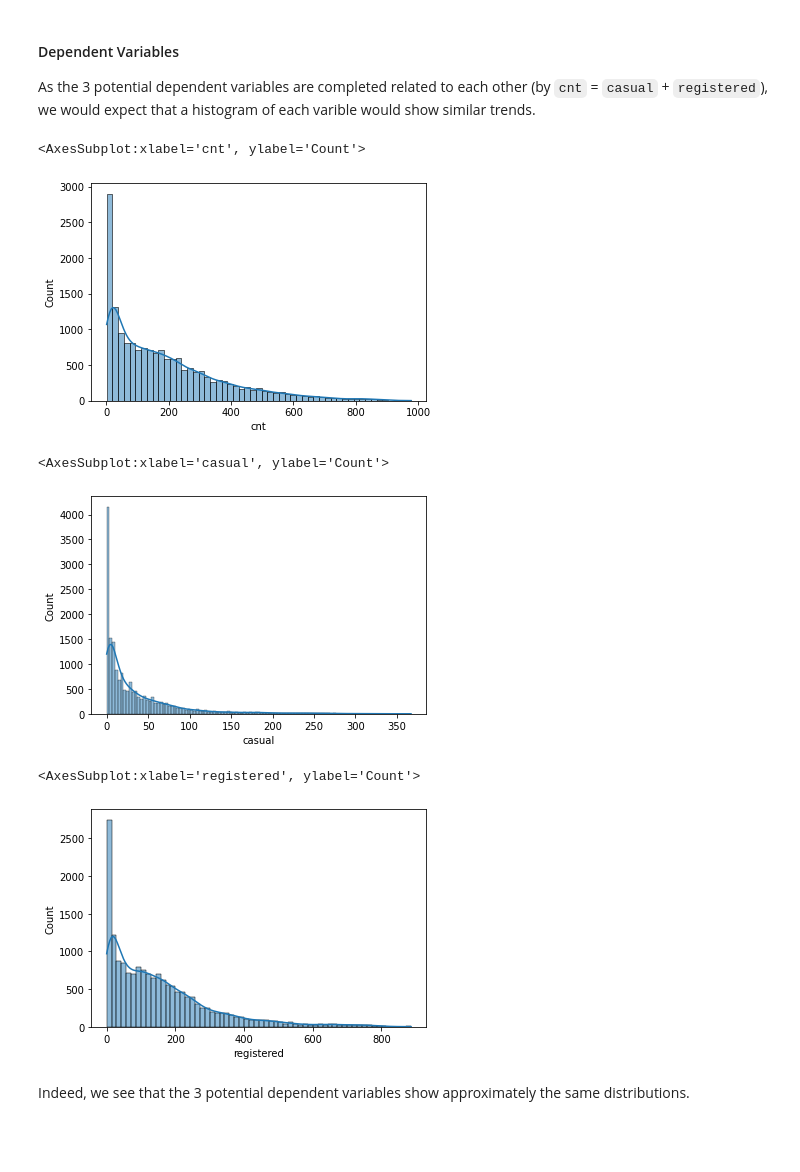
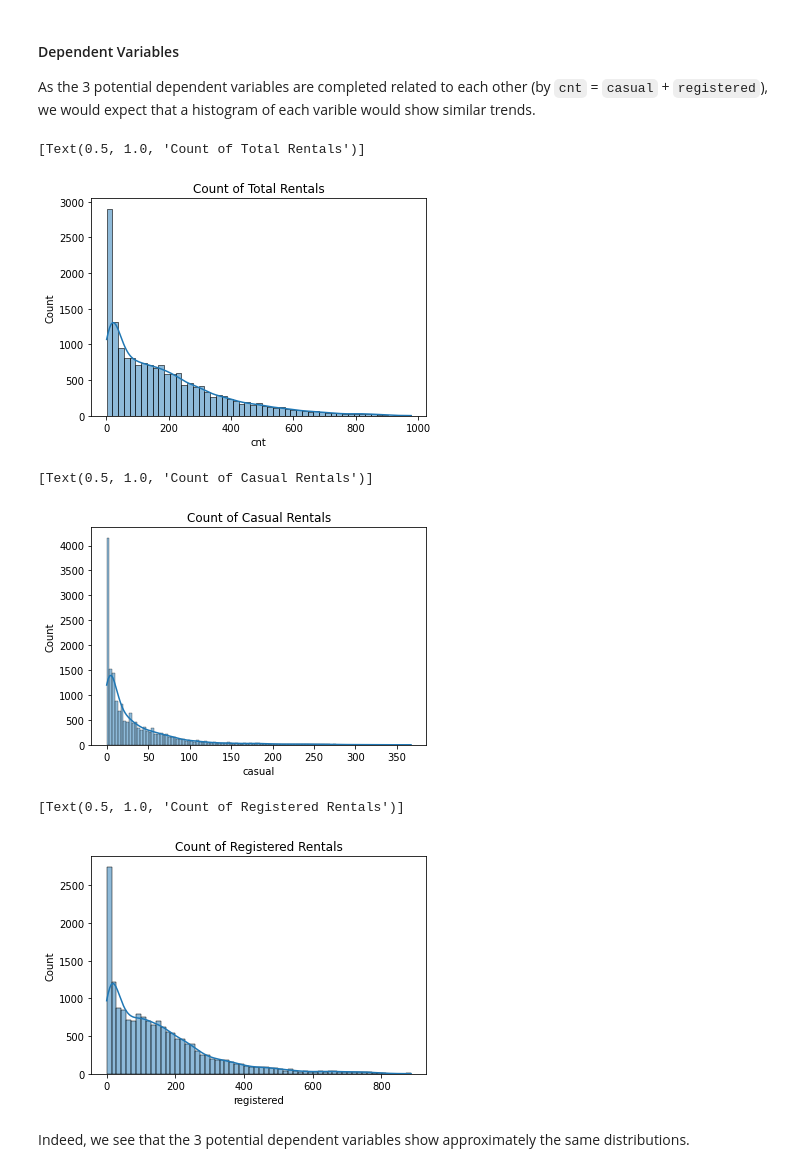
Before and after one commit to abigail9886/ENTITY-Data-Science-Virtual-Academy-Final-Project, a Jupyter notebook: Abi_Glisson - Final Project - Python.ipynb, the cells around one changed output. Cells and saved outputs as stored; diff of their text form; code cells hidden in the pictures; blank space fills up the shorter version.

```diff
--- a/Abi_Glisson - Final Project - Python.ipynb
+++ b/Abi_Glisson - Final Project - Python.ipynb
@@ -199,20 +199,20 @@ Therefore, the only reasonable visualizations are in relation to the dependent v
 #### Dependent Variables
 As the 3 potential dependent variables are completed related to each other (by `cnt` = `casual` + `registered`), we would expect that a histogram of each varible would show similar trends.
 # %%
-sns.histplot(bikes1["cnt"], kde=True)
+sns.histplot(bikes1["cnt"], kde=True).set(title = "Count of Total Rentals")
 # %% [output]
-<AxesSubplot:xlabel='cnt', ylabel='Count'>
+[Text(0.5, 1.0, 'Count of Total Rentals')]
-[figure, old version]
+[figure, new version]
 # %%
-sns.histplot(bikes1["casual"], kde=True)
+sns.histplot(bikes1["casual"], kde=True).set(title = "Count of Casual Rentals")
 # %% [output]
-<AxesSubplot:xlabel='casual', ylabel='Count'>
+[Text(0.5, 1.0, 'Count of Casual Rentals')]
-[figure, old version]
+[figure, new version]
 # %%
-sns.histplot(bikes1["registered"], kde=True)
+sns.histplot(bikes1["registered"], kde=True).set(title = "Count of Registered Rentals")
 # %% [output]
-<AxesSubplot:xlabel='registered', ylabel='Count'>
+[Text(0.5, 1.0, 'Count of Registered Rentals')]
-[figure, old version]
+[figure, new version]
 # %% [markdown]
 Indeed, we see that the 3 potential dependent variables show approximately the same distributions.
 # %%
```
Also changed, not shown: parts of 31 cells of this notebook, 1 other file.
